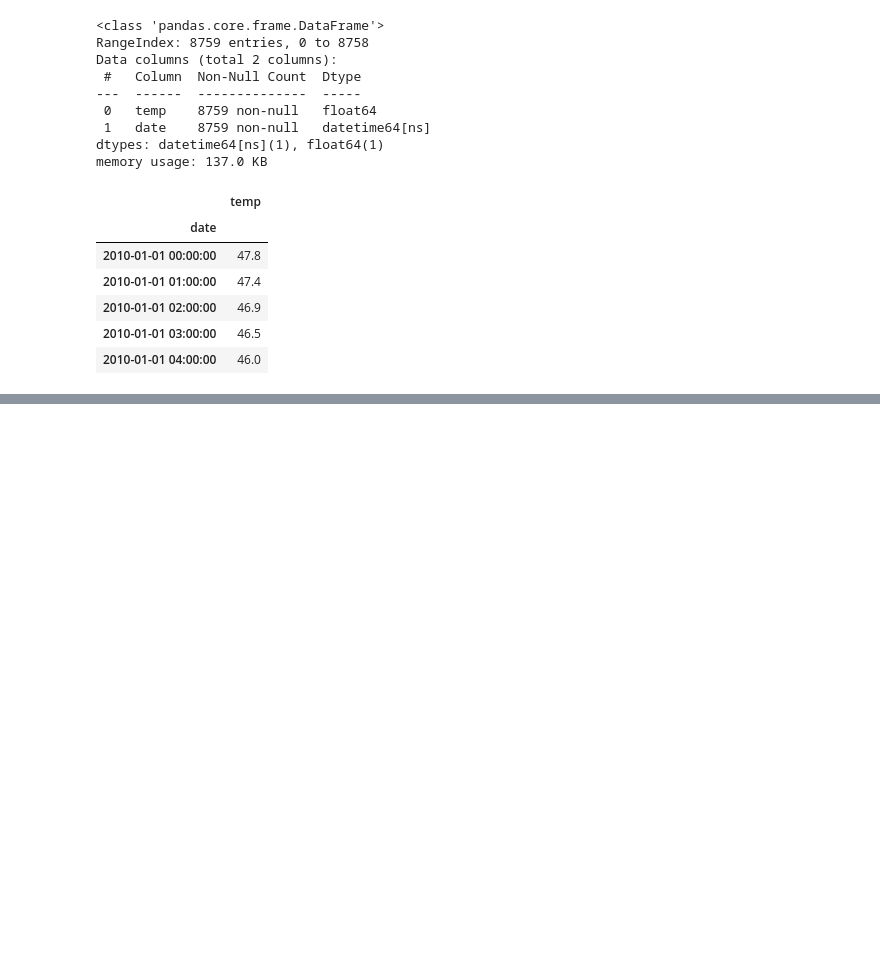
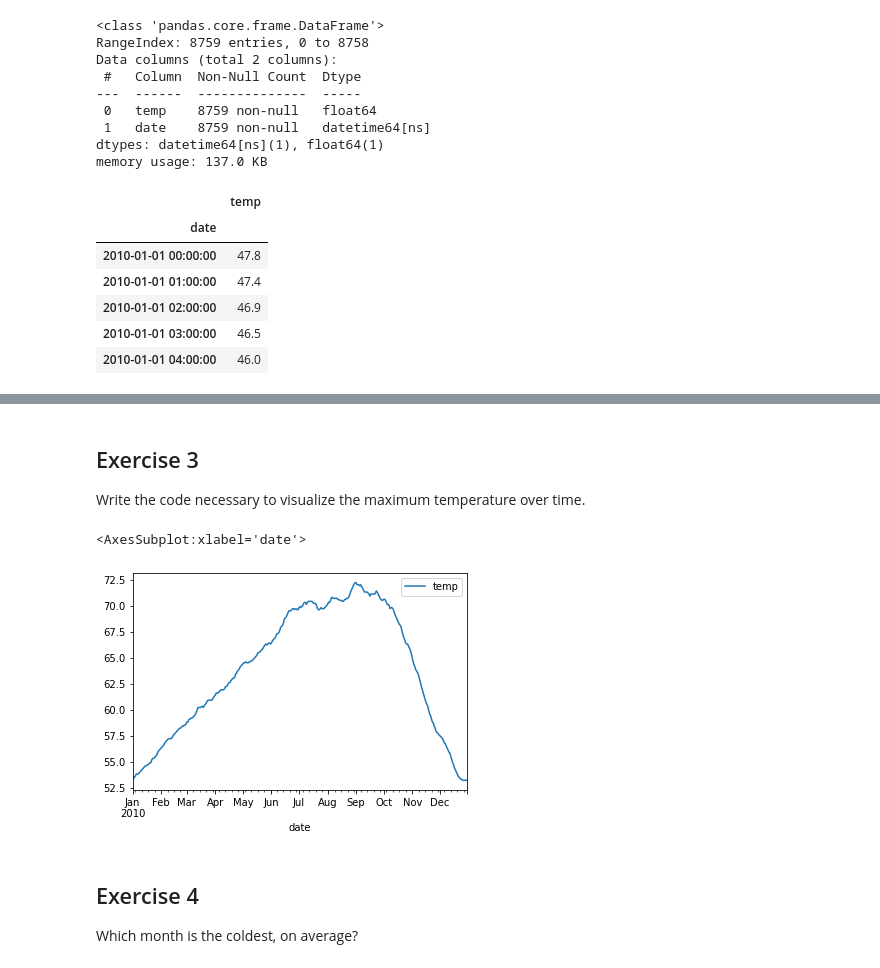
Before and after one commit to lainslie-18/time-series-exercises, a Jupyter notebook: time_series.ipynb, the cells around one changed output, grey strips where cells are left out. Cells and saved outputs as stored; diff of their text form; code cells hidden in the pictures; blank space fills up the shorter version.

```diff
--- a/time_series.ipynb
+++ b/time_series.ipynb
@@ -71,0 +79,17 @@ df.plot()
+# %% [markdown]
+## Exercise 3
+
+Write the code necessary to visualize the maximum temperature over time.
+# %%
+# resample from hourly data to daily data
+daily_max = df.resample('D').max()
+
+# visualize min temperature over time
+daily_max.plot()
+# %% [output]
+<AxesSubplot:xlabel='date'>
+[figure, added]
+# %% [markdown]
+## Exercise 4
+
+Which month is the coldest, on average?
```
Also changed, not shown: parts of 28 cells of this notebook, 3 other files.
